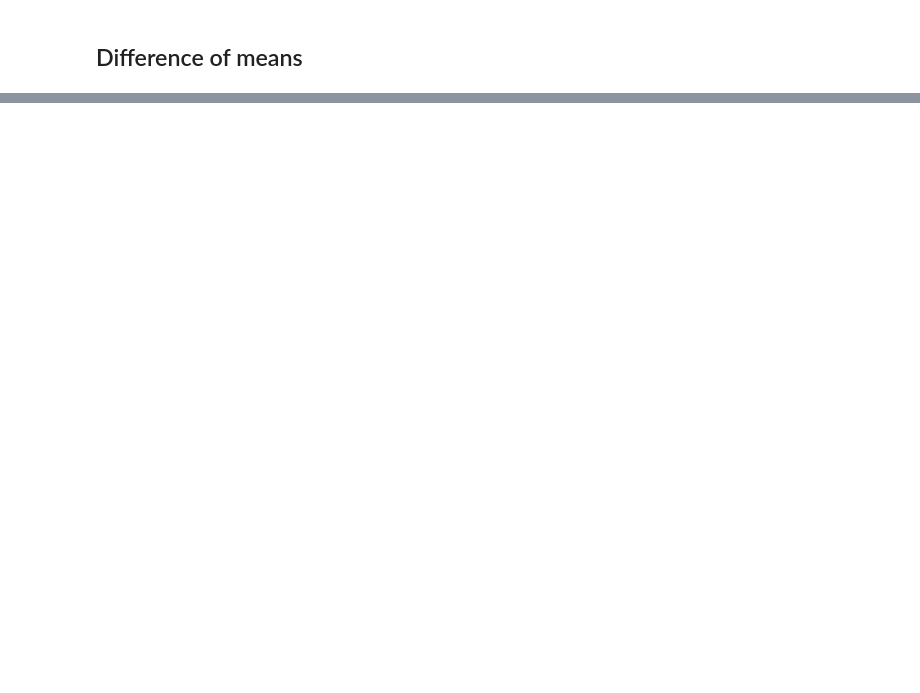
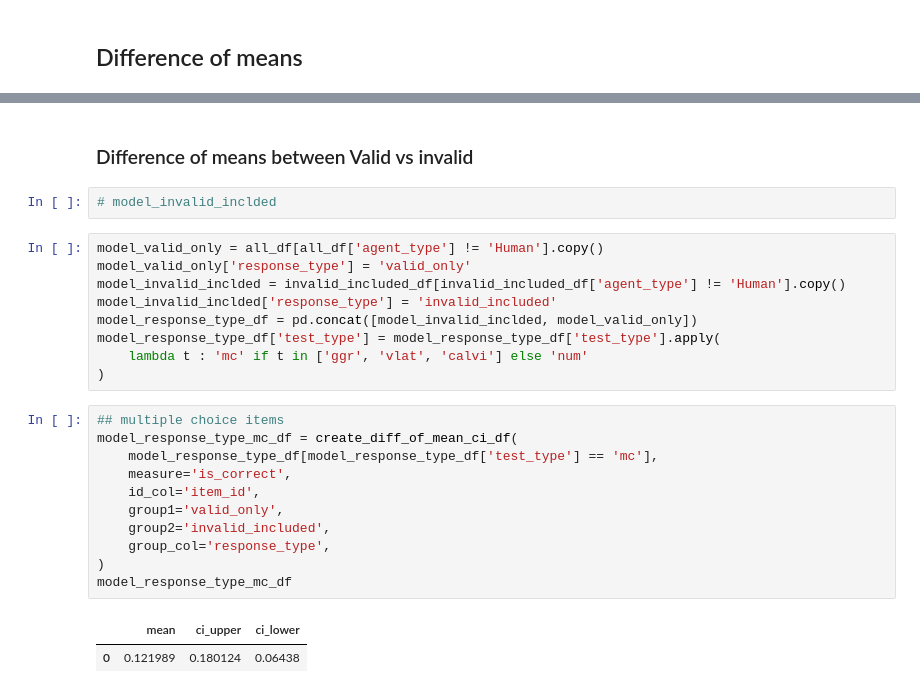
Before and after one commit to cogtoolslab/human-vlm-datavis-eval, a Jupyter notebook: analysis/2_human_machine_performance.ipynb, the cells around one changed output, grey strips where cells are left out. Drawn from its saved outputs; the diff is of its cells as text; blank space fills up the shorter version.

```diff
--- a/analysis/2_human_machine_performance.ipynb
+++ b/analysis/2_human_machine_performance.ipynb
@@ -440,0 +616,27 @@ diff_of_mean_modality_ci_df
+# %% [markdown]
+### Difference of means between Valid vs invalid
+# %%
+# model_invalid_inclded
+# %%
+model_valid_only = all_df[all_df['agent_type'] != 'Human'].copy()
+model_valid_only['response_type'] = 'valid_only'
+model_invalid_inclded = invalid_included_df[invalid_included_df['agent_type'] != 'Human'].copy()
+model_invalid_inclded['response_type'] = 'invalid_included'
+model_response_type_df = pd.concat([model_invalid_inclded, model_valid_only])
+model_response_type_df['test_type'] = model_response_type_df['test_type'].apply(
+    lambda t : 'mc' if t in ['ggr', 'vlat', 'calvi'] else 'num'
+)
+# %%
+## multiple choice items
+model_response_type_mc_df = create_diff_of_mean_ci_df(
+    model_response_type_df[model_response_type_df['test_type'] == 'mc'],
+    measure='is_correct',
+    id_col='item_id',
+    group1='valid_only',
+    group2='invalid_included',
+    group_col='response_type',
+)
+model_response_type_mc_df
+# %% [output]
+|  | mean | ci_upper | ci_lower |
+| 0 | 0.121989 | 0.180124 | 0.06438 |
```
Also changed, not shown: parts of 53 cells of this notebook, 7 other files.
